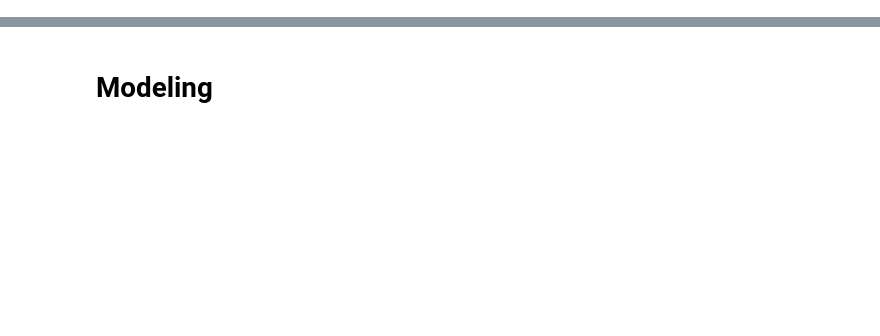
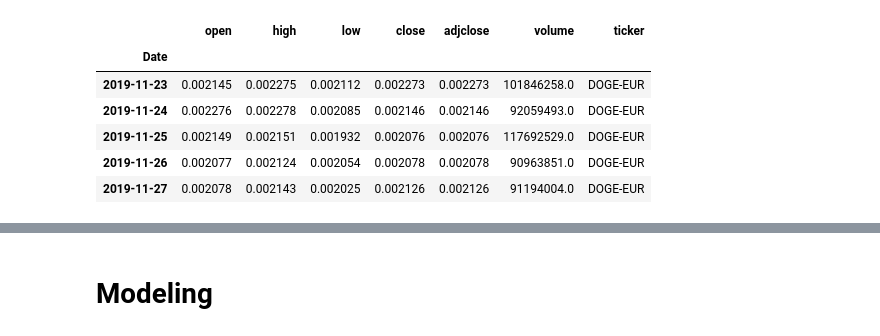
Before and after one commit to modverre/crypto_prediction, a Jupyter notebook: notebooks/RNN_Model_Env.ipynb, the cells around one changed output, grey strips where cells are left out. Cells and saved outputs as stored; diff of their text form; code cells hidden in the pictures; blank space fills up the shorter version.

```diff
--- a/notebooks/RNN_Model_Env.ipynb
+++ b/notebooks/RNN_Model_Env.ipynb
@@ -18,0 +18,2 @@ from tensorflow.keras.callbacks import EarlyStopping
+# %%
+df = files.upload()
@@ -18,0 +23,17 @@ from tensorflow.keras.callbacks import EarlyStopping
+# %%
+df = pd.read_csv(io.BytesIO(df["doge-hist-2y Kopie.csv"]))
+# %%
+df.rename(columns= {"Unnamed: 0": "Date"}, inplace= True)
+df["Date"] = pd.to_datetime(df["Date"], infer_datetime_format= True)
+# %%
+df = df.set_index("Date")
+# %%
+df.head()
+# %% [output]
+|  | open | high | low | close | adjclose | volume | ticker |
+| Date |  |  |  |  |  |  |  |
+| 2019-11-23 | 0.002145 | 0.002275 | 0.002112 | 0.002273 | 0.002273 | 101846258.0 | DOGE-EUR |
+| 2019-11-24 | 0.002276 | 0.002278 | 0.002085 | 0.002146 | 0.002146 | 92059493.0 | DOGE-EUR |
+| 2019-11-25 | 0.002149 | 0.002151 | 0.001932 | 0.002076 | 0.002076 | 117692529.0 | DOGE-EUR |
+| 2019-11-26 | 0.002077 | 0.002124 | 0.002054 | 0.002078 | 0.002078 | 90963851.0 | DOGE-EUR |
+| 2019-11-27 | 0.002078 | 0.002143 | 0.002025 | 0.002126 | 0.002126 | 91194004.0 | DOGE-EUR |
```
Also changed, not shown: parts of 30 cells of this notebook, 3 other files.
